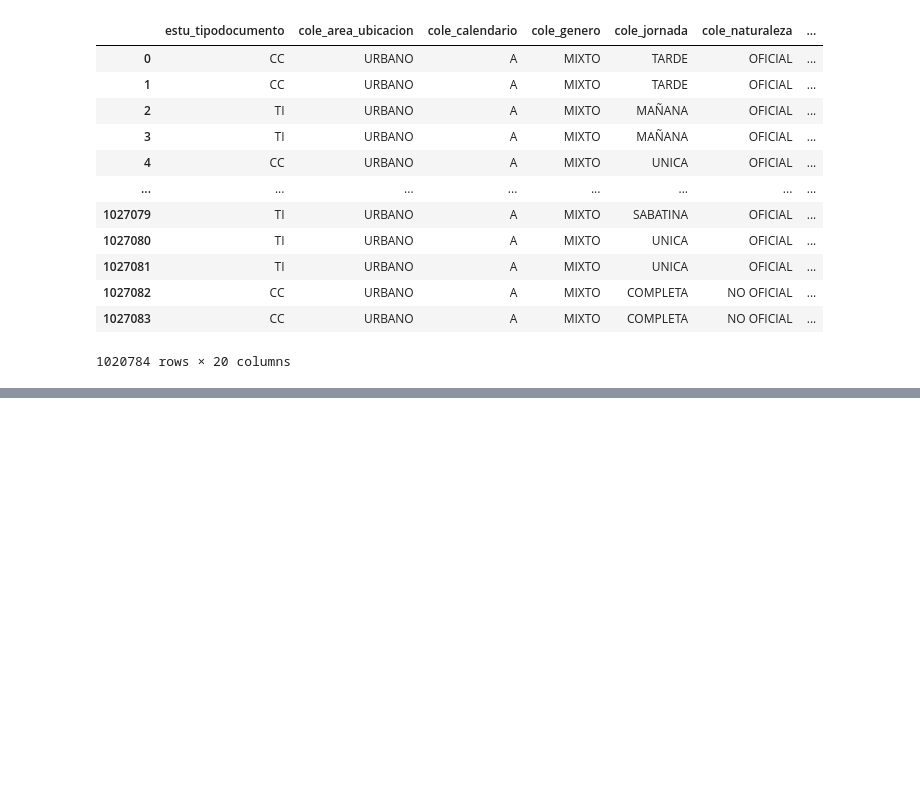
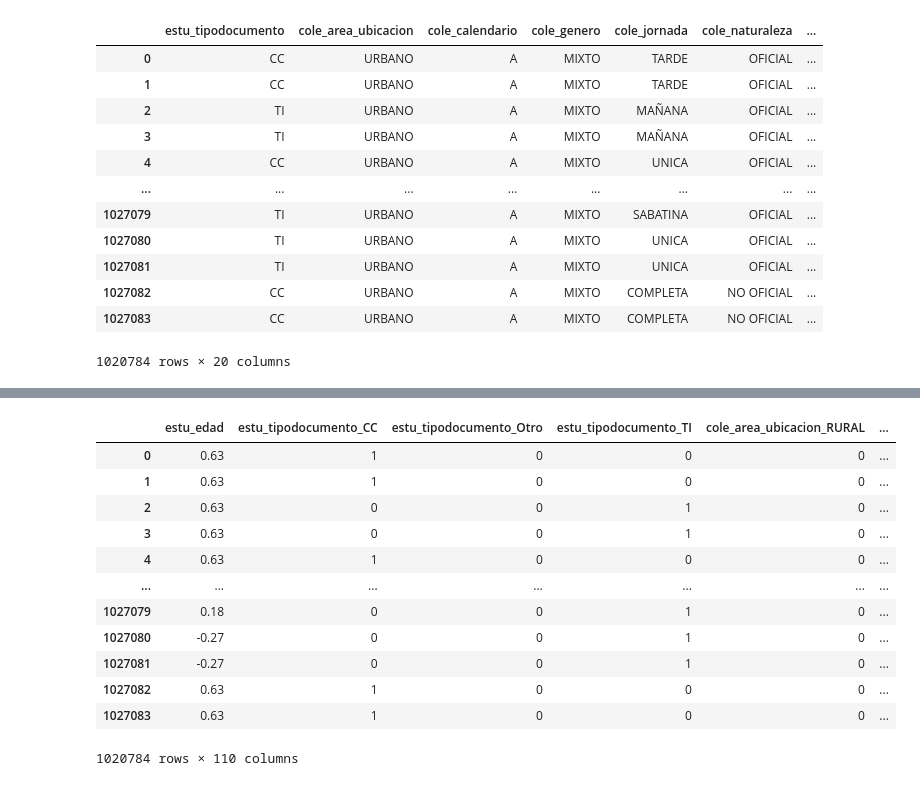
Before and after one commit to jczv24/Proyecto-2, a Jupyter notebook: fuentes_de_modelizacion.ipynb, the cells around one changed output, grey strips where cells are left out. Drawn from its saved outputs; the diff is of its cells as text; code cells hidden in the pictures; blank space fills up the shorter version.

```diff
--- a/fuentes_de_modelizacion.ipynb
+++ b/fuentes_de_modelizacion.ipynb
@@ -290,0 +344,18 @@ datos_modelo
+# %%
+y = datos_modelo2[['desemp_Bajo', 'desemp_Medio', 'desemp_Alto']]
+X = datos_modelo2.drop(['desemp_Bajo', 'desemp_Medio', 'desemp_Alto'], axis=1)
+X
+# %% [output]
+|  | estu_edad | estu_tipodocumento_CC | estu_tipodocumento_Otro | estu_tipodocumento_TI | cole_area_ubicacion_RURAL | ... |
+| 0 | 0.63 | 1 | 0 | 0 | 0 | ... |
+| 1 | 0.63 | 1 | 0 | 0 | 0 | ... |
+| 2 | 0.63 | 0 | 0 | 1 | 0 | ... |
+| 3 | 0.63 | 0 | 0 | 1 | 0 | ... |
+| 4 | 0.63 | 1 | 0 | 0 | 0 | ... |
+| ... | ... | ... | ... | ... | ... | ... |
+| 1027079 | 0.18 | 0 | 0 | 1 | 0 | ... |
+| 1027080 | -0.27 | 0 | 0 | 1 | 0 | ... |
+| 1027081 | -0.27 | 0 | 0 | 1 | 0 | ... |
+| 1027082 | 0.63 | 1 | 0 | 0 | 0 | ... |
+| 1027083 | 0.63 | 1 | 0 | 0 | 0 | ... |
+1020784 rows × 110 columns
```
Also changed, not shown: parts of 5 cells of this notebook.
